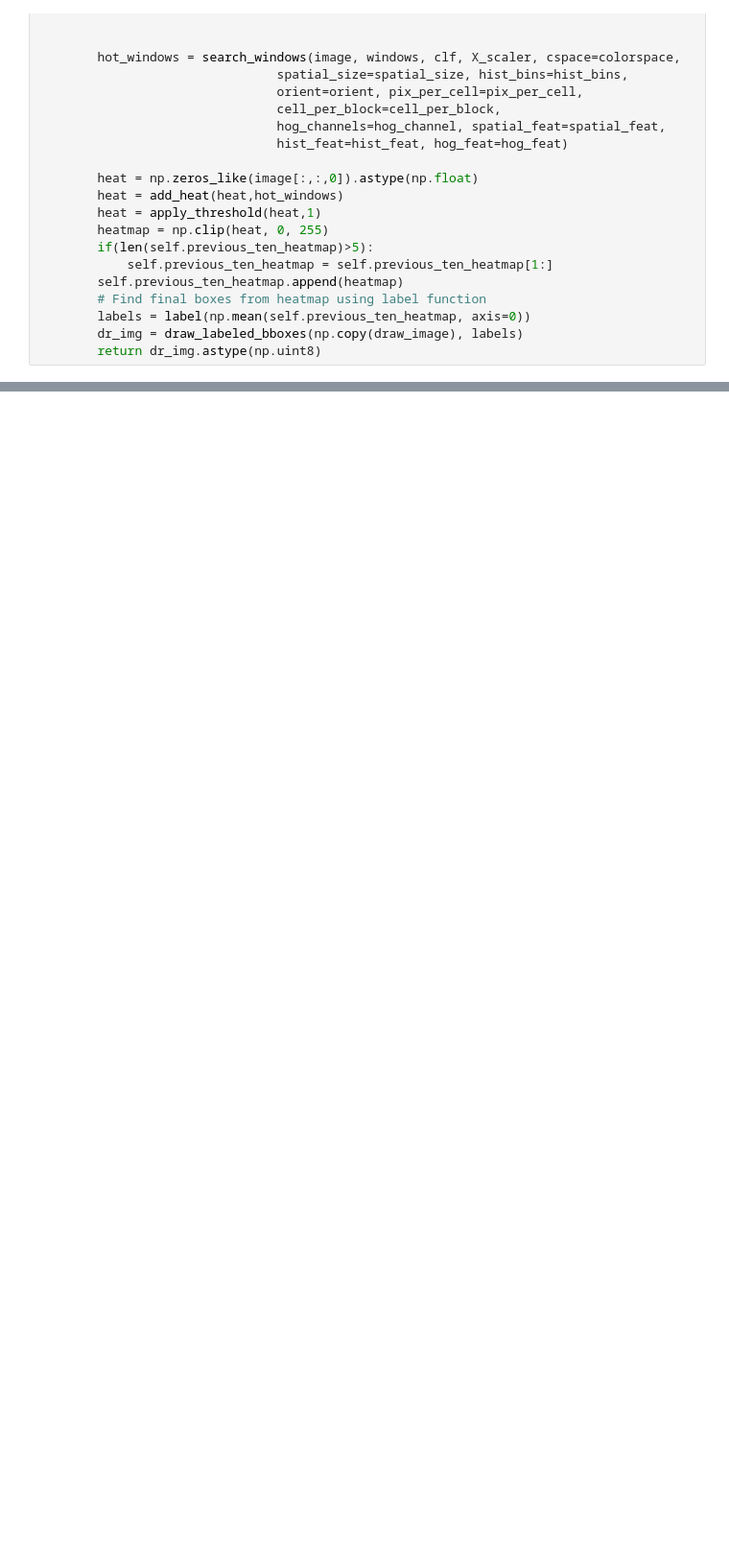
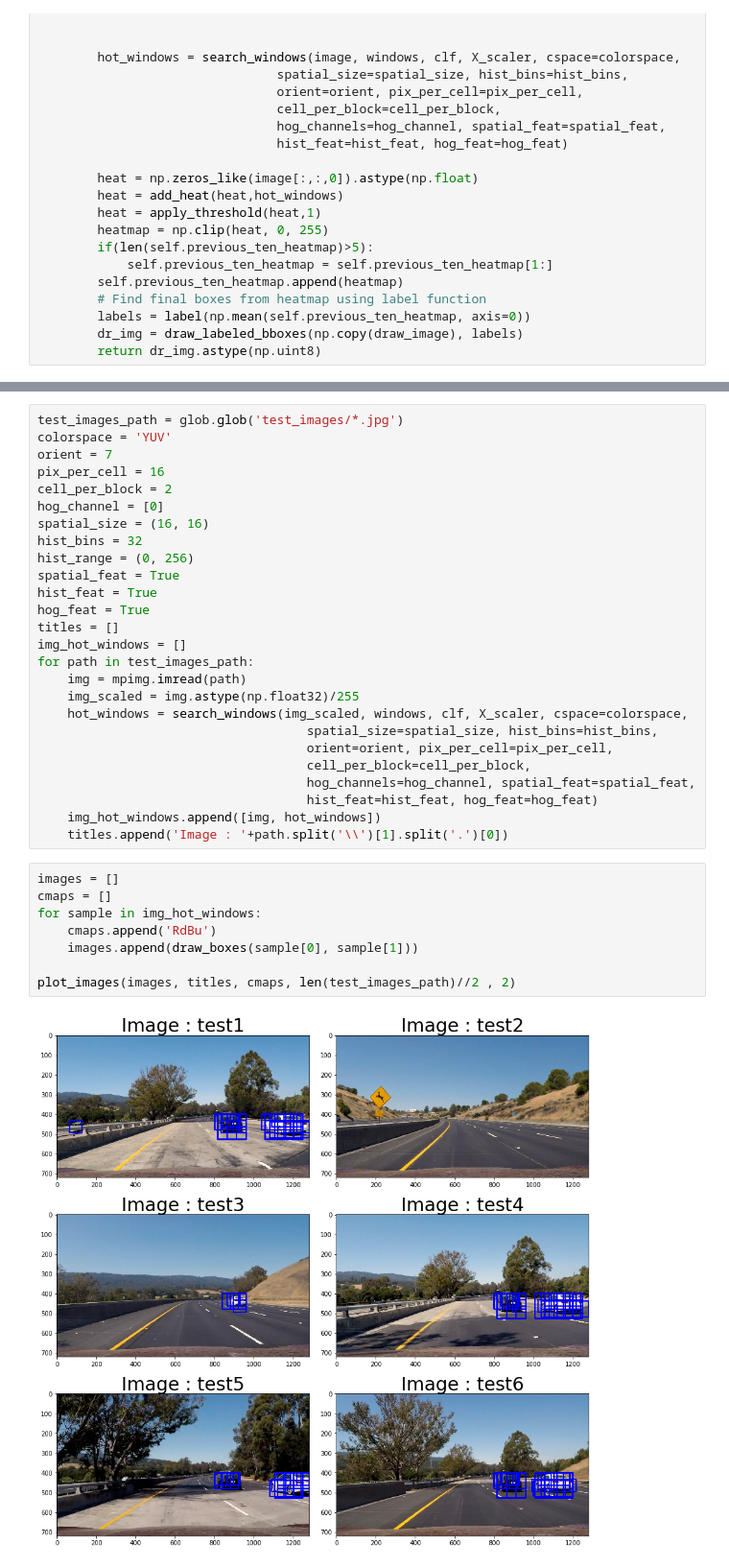
Before and after one commit to prathmesh-dali/CarND-Vehicle-Detection, a Jupyter notebook: CarND_Vehicle_Detection.ipynb, the cells around one changed output, grey strips where cells are left out. Shown at 96% size. Cells and saved outputs as stored; diff of their text form; blank space fills up the shorter version.

```diff
--- a/CarND_Vehicle_Detection.ipynb
+++ b/CarND_Vehicle_Detection.ipynb
@@ -416,0 +445,36 @@ class VehicleDetector(object):
+# %%
+test_images_path = glob.glob('test_images/*.jpg')
+colorspace = 'YUV'
+orient = 7
+pix_per_cell = 16
+cell_per_block = 2
+hog_channel = [0]
+spatial_size = (16, 16)
+hist_bins = 32
+hist_range = (0, 256)
+spatial_feat = True
+hist_feat = True
+hog_feat = True
+titles = []
+img_hot_windows = []
+for path in test_images_path:
+    img = mpimg.imread(path)
+    img_scaled = img.astype(np.float32)/255
+    hot_windows = search_windows(img_scaled, windows, clf, X_scaler, cspace=colorspace,
+                                    spatial_size=spatial_size, hist_bins=hist_bins,
+                                    orient=orient, pix_per_cell=pix_per_cell,
+                                    cell_per_block=cell_per_block,
+                                    hog_channels=hog_channel, spatial_feat=spatial_feat,
+                                    hist_feat=hist_feat, hog_feat=hog_feat)
+    img_hot_windows.append([img, hot_windows])
+    titles.append('Image : '+path.split('\\')[1].split('.')[0])
+# %%
+images = []
+cmaps = []
+for sample in img_hot_windows:
+    cmaps.append('RdBu')
+    images.append(draw_boxes(sample[0], sample[1]))
+
+plot_images(images, titles, cmaps, len(test_images_path)//2 , 2)
+# %% [output]
+[figure, added]
```
Also changed, not shown: parts of 9 cells of this notebook, 10 other files.
